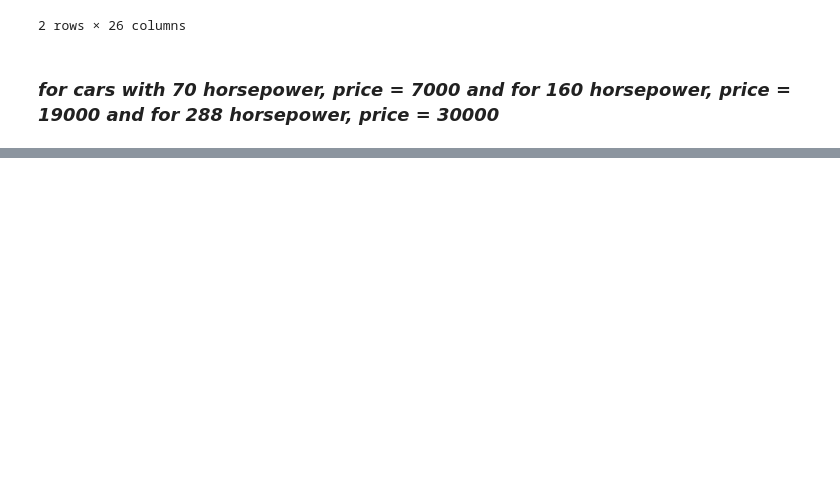
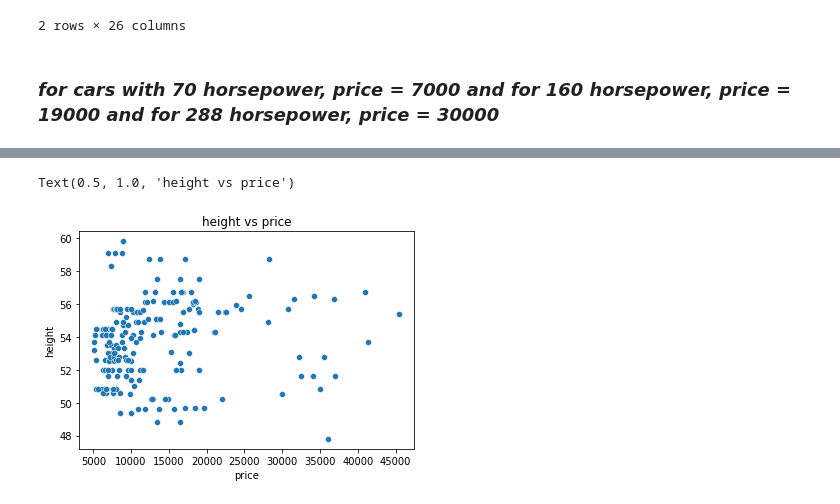
Before and after one commit to ghanalk1/Automobile-Price-Prediction, a Jupyter notebook: Automobile_Price_Prediction.ipynb, the cells around one changed output, grey strips where cells are left out. Cells and saved outputs as stored; diff of their text form; code cells hidden in the pictures; blank space fills up the shorter version.

```diff
--- a/Automobile_Price_Prediction.ipynb
+++ b/Automobile_Price_Prediction.ipynb
@@ -227,0 +316,7 @@ auto['price'] = auto['price'].astype(int)
+# %%
+# price variation wrt height
+sns.scatterplot(data=auto, x='price', y='height')
+plt.title('height vs price')
+# %% [output]
+Text(0.5, 1.0, 'height vs price')
+[figure, added]
```
Also changed, not shown: parts of 42 cells of this notebook.
